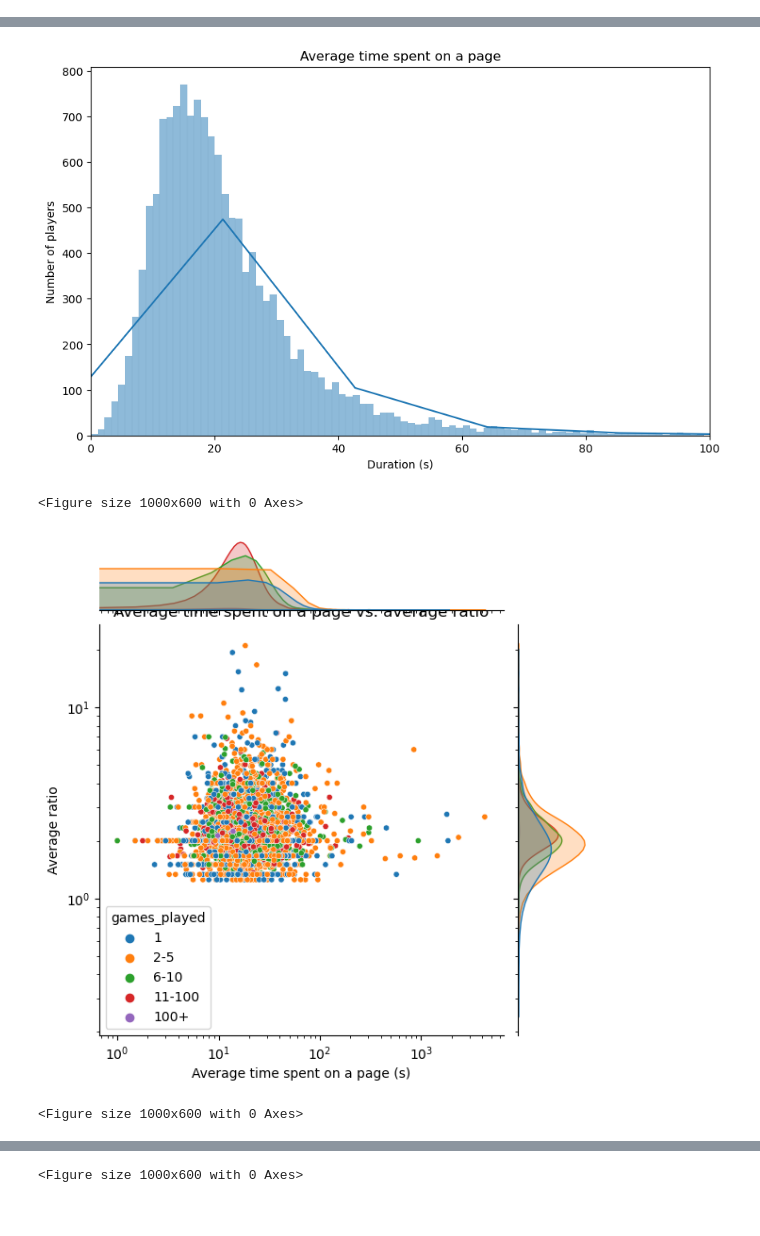
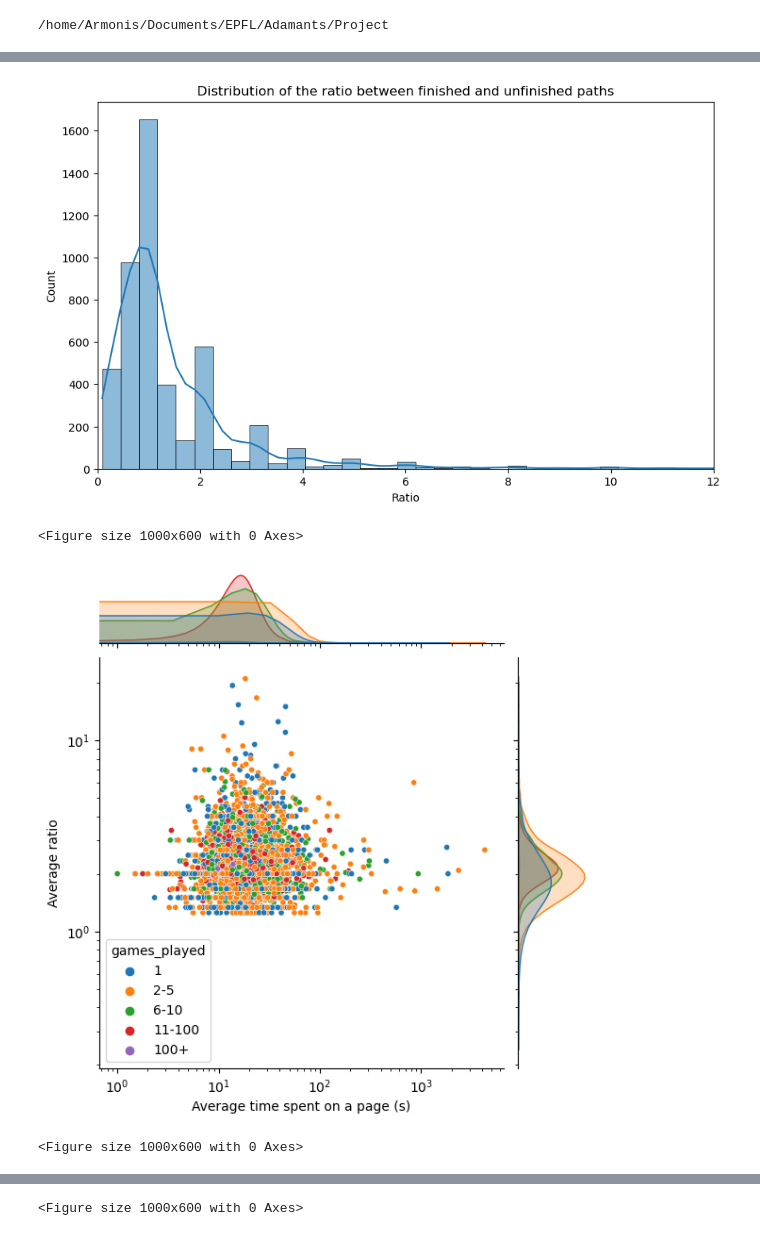
Before and after one commit to epfl-ada/ada-2023-project-adamants, a Jupyter notebook: book/viz_david.ipynb, the cells around one changed output, grey strips where cells are left out. Saved outputs shown, nothing was run; the diff lists cells and outputs as text; code cells hidden in the pictures.

```diff
--- a/book/viz_david.ipynb
+++ b/book/viz_david.ipynb
@@ -10,7 +10,10 @@ import matplotlib.pyplot as plt
 import seaborn as sns
 # %%
 ### Loading the data ###
-DATA_PATH = Path.cwd() / "data/wikispeedia_paths-and-graph/"
+PATH = Path.cwd()
+PATH = PATH.parent
+print(PATH)
+DATA_PATH = PATH / "data/wikispeedia_paths-and-graph/"
 shortest_path = (DATA_PATH / "shortest-path-distance-matrix.txt").resolve()
 PATHS_FINISHED = (DATA_PATH / "paths_finished.tsv").resolve()
 PATHS_UNFINISHED = (DATA_PATH / "paths_unfinished.tsv").resolve()
@@ -185,15 +188,17 @@ plt.xlim(0, 4000)
 plt.ylabel("Number of players")
 plt.show()
 
-# Histogram of the average time spent on a page
-players_finished = players[players["count_finished"] > 0]
+players_paths = players.copy(deep=True)
+players_paths["ratio-f-u"] = (
+    players_paths["count_finished"] / players_paths["count_unfinished"]
+)
 
 plt.figure(figsize=(10, 6))
-sns.histplot(players_finished["average_time_on_page"], kde=True)
-plt.title("Average time spent on a page")
-plt.xlabel("Duration (s)")
-plt.xlim(0, 100)
-plt.ylabel("Number of players")
+sns.histplot(data=players_paths, x="ratio-f-u", bins=100, kde=True)
+plt.title("Distribution of the ratio between finished and unfinished paths")
+plt.xlabel("Ratio")
+plt.xlim(0, 12)
+plt.ylabel("Count")
 plt.show()
 
 # Plot of a scatterplot of the average path ratio and the average time spent on a page, with the number of games played as the color of the points
@@ -214,7 +219,6 @@ sns.jointplot(
     hue="games_played",
     s=20,
 )
-plt.title("Average time spent on a page vs. average ratio")
 plt.xlabel("Average time spent on a page (s)")
 plt.xscale("log")
 plt.ylabel("Average ratio")
@@ -227,71 +231,35 @@ players_finished_unfinished["count_unfinished"] = players_finished_unfinished[
     "count_unfinished"
 ].dropna()
 players_finished_unfinished["count_finished"] = players_finished_unfinished[
     "count_finished"
 ].dropna()
 players_finished_unfinished["finished_unfinished"] = (
     players_finished_unfinished["count_finished"]
     / players_finished_unfinished["count_unfinished"]
 )
 players_finished_unfinished["finished_unfinished"] = pd.cut(
     players_finished_unfinished["finished_unfinished"],
     bins=[0, 1, 3, 10, 100, 10000],
     labels=["0-1", "2-3", "4-10", "11-100", "100+"],
 )
 plt.figure(figsize=(10, 6))
 sns.jointplot(
     data=players_finished_unfinished,
     x="average_time_on_page",
     y="ratio",
     hue="finished_unfinished",
     s=20,
 )
-plt.title("Average time spent on a page vs. average ratio")
 plt.xlabel("Average time spent on a page (s)")
 plt.xscale("log")
 plt.ylabel("Average ratio")
 plt.yscale("log")
 plt.show()
-
-players_games_played = players.copy(deep=True)
-players_games_played["games_played"] = (
-    players_games_played["count_finished"] + players_games_played["count_unfinished"]
-)
-players_games_played["f/u"] = (
-    players_games_played["count_finished"] / players_games_played["count_unfinished"]
-)
-players_games_played["f/u"] = pd.cut(
-    players_games_played["f/u"],
-    bins=[0, 0.5, 1, 2, 4, 5, 30, 10000],
-    labels=["0-0.5", "0.5-1", "1-2", "2-4", "4-5", "5-30", "30+"],
-)
-players_games_played = players_games_played[players_games_played["games_played"] > 0]
-
-plt.figure(figsize=(10, 6))
-sns.jointplot(data=players_games_played, x="games_played", y="ratio", hue="f/u", s=20)
-plt.title("Number of games played vs. average ratio")
-plt.xlabel("Number of games played")
-plt.xscale("log")
-plt.ylabel("Average ratio")
-plt.yscale("log")
-plt.show()
-
-players_paths = players.copy(deep=True)
-players_paths["ratio-f-u"] = (
-    players_paths["count_finished"] / players_paths["count_unfinished"]
-)
-
-plt.figure(figsize=(10, 6))
-sns.histplot(data=players_paths, x="ratio-f-u", bins=100, kde=True)
-plt.title("Distribution of the ratio between finished and unfinished paths")
-plt.xlabel("Ratio")
-plt.xlim(0, 12)
-plt.ylabel("Count")
-plt.show()
 # %% [output]
+/home/Armonis/Documents/EPFL/Adamants/Project
 [figure]
 [figure]
-[figure, old version]
+[figure, new version]
-<Figure size 1000x600 with 0 Axes>
+<Figure size 1000x600 with 0 Axes>
-[figure, old version]
+[figure, new version]
-<Figure size 1000x600 with 0 Axes>
+<Figure size 1000x600 with 0 Axes>
@@ -299 +267 @@ plt.show()
-<Figure size 1000x600 with 0 Axes>
+<Figure size 1000x600 with 0 Axes>
```
Also changed, not shown: parts of 5 cells of this notebook, 1 other file.
